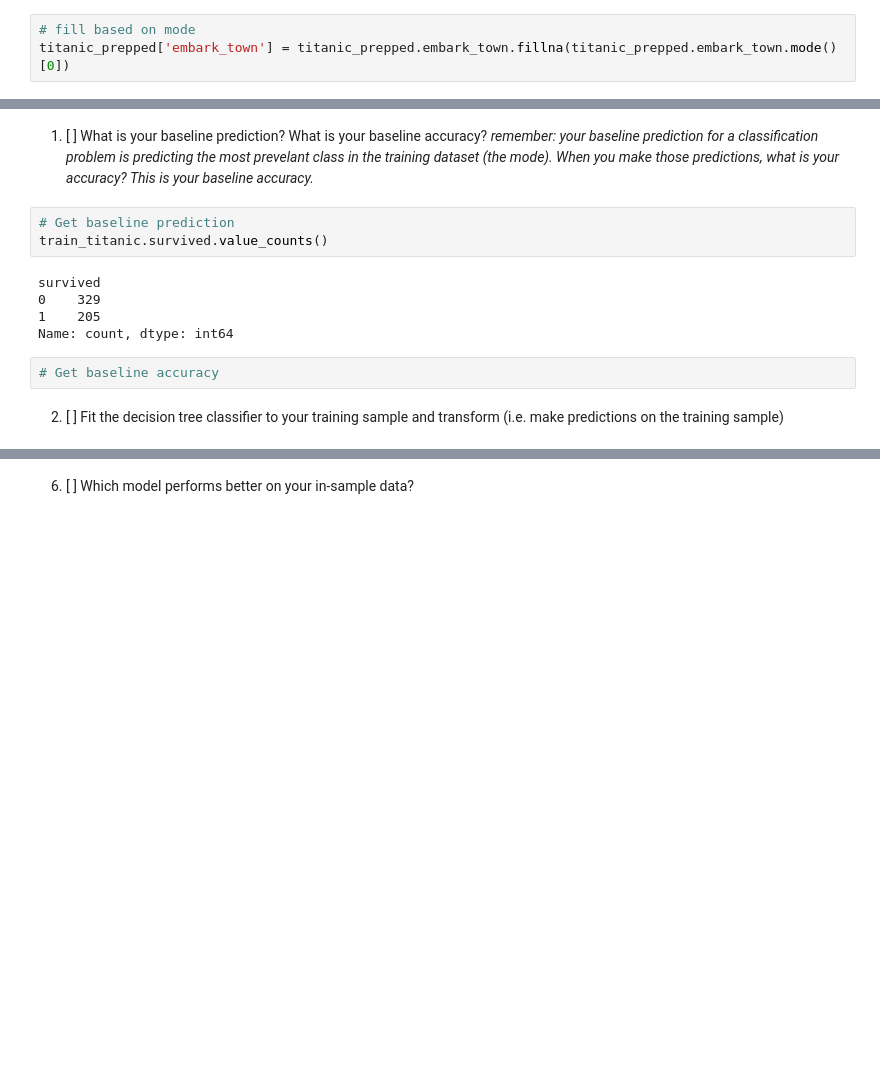
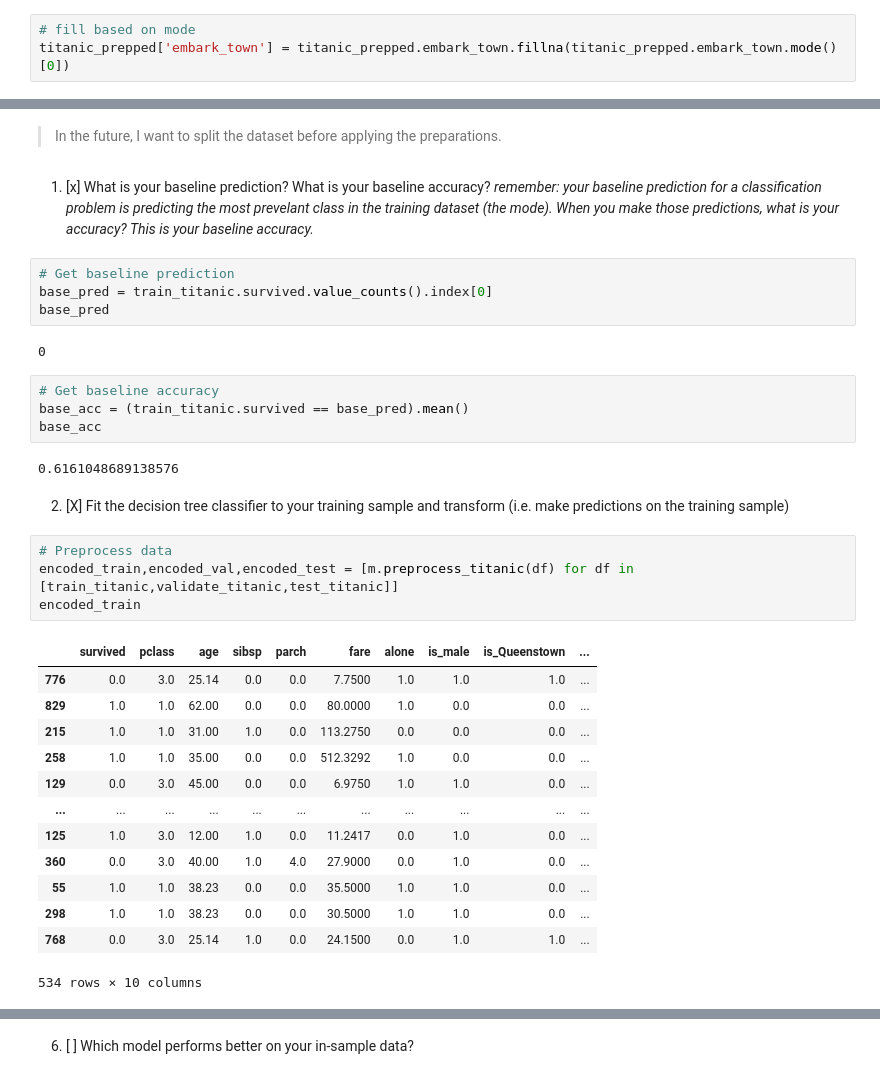
Before and after one commit to Michael-Nelson361/classification-exercises, a Jupyter notebook: decision_tree.ipynb, the cells around one changed output, grey strips where cells are left out. Drawn from its saved outputs; the diff is of its cells as text; blank space fills up the shorter version.

Commit message:
Completed titanic exercises

```diff
--- a/decision_tree.ipynb
+++ b/decision_tree.ipynb
@@ -94,14 +94,36 @@ train_titanic.head()
+# %% [markdown]
+> In the future, I want to split the dataset before applying the preparations.
 # %% [markdown]
-1. [ ] What is your baseline prediction? What is your baseline accuracy? *remember: your baseline prediction for a classification problem is predicting the most prevelant class in the training dataset (the mode). When you make those predictions, what is your accuracy? This is your baseline accuracy.*
+1. [x] What is your baseline prediction? What is your baseline accuracy? *remember: your baseline prediction for a classification problem is predicting the most prevelant class in the training dataset (the mode). When you make those predictions, what is your accuracy? This is your baseline accuracy.*
 # %%
 # Get baseline prediction
-train_titanic.survived.value_counts()
+base_pred = train_titanic.survived.value_counts().index[0]
+base_pred
 # %% [output]
-survived
-0    329
-1    205
-Name: count, dtype: int64
+0
 # %%
 # Get baseline accuracy
+base_acc = (train_titanic.survived == base_pred).mean()
+base_acc
+# %% [output]
+0.6161048689138576
 # %% [markdown]
-2. [ ] Fit the decision tree classifier to your training sample and transform (i.e. make predictions on the training sample)
+2. [X] Fit the decision tree classifier to your training sample and transform (i.e. make predictions on the training sample)
+# %%
+# Preprocess data
+encoded_train,encoded_val,encoded_test = [m.preprocess_titanic(df) for df in [train_titanic,validate_titanic,test_titanic]]
+encoded_train
+# %% [output]
+|  | survived | pclass | age | sibsp | parch | fare | alone | is_male | is_Queenstown | ... |
+| 776 | 0.0 | 3.0 | 25.14 | 0.0 | 0.0 | 7.7500 | 1.0 | 1.0 | 1.0 | ... |
+| 829 | 1.0 | 1.0 | 62.00 | 0.0 | 0.0 | 80.0000 | 1.0 | 0.0 | 0.0 | ... |
+| 215 | 1.0 | 1.0 | 31.00 | 1.0 | 0.0 | 113.2750 | 0.0 | 0.0 | 0.0 | ... |
+| 258 | 1.0 | 1.0 | 35.00 | 0.0 | 0.0 | 512.3292 | 1.0 | 0.0 | 0.0 | ... |
+| 129 | 0.0 | 3.0 | 45.00 | 0.0 | 0.0 | 6.9750 | 1.0 | 1.0 | 0.0 | ... |
+| ... | ... | ... | ... | ... | ... | ... | ... | ... | ... | ... |
+| 125 | 1.0 | 3.0 | 12.00 | 1.0 | 0.0 | 11.2417 | 0.0 | 1.0 | 0.0 | ... |
+| 360 | 0.0 | 3.0 | 40.00 | 1.0 | 4.0 | 27.9000 | 0.0 | 1.0 | 0.0 | ... |
+| 55 | 1.0 | 1.0 | 38.23 | 0.0 | 0.0 | 35.5000 | 1.0 | 1.0 | 0.0 | ... |
+| 298 | 1.0 | 1.0 | 38.23 | 0.0 | 0.0 | 30.5000 | 1.0 | 1.0 | 0.0 | ... |
+| 768 | 0.0 | 3.0 | 25.14 | 1.0 | 0.0 | 24.1500 | 0.0 | 1.0 | 1.0 | ... |
+534 rows × 10 columns
```
Also changed, not shown: parts of 36 cells of this notebook.
